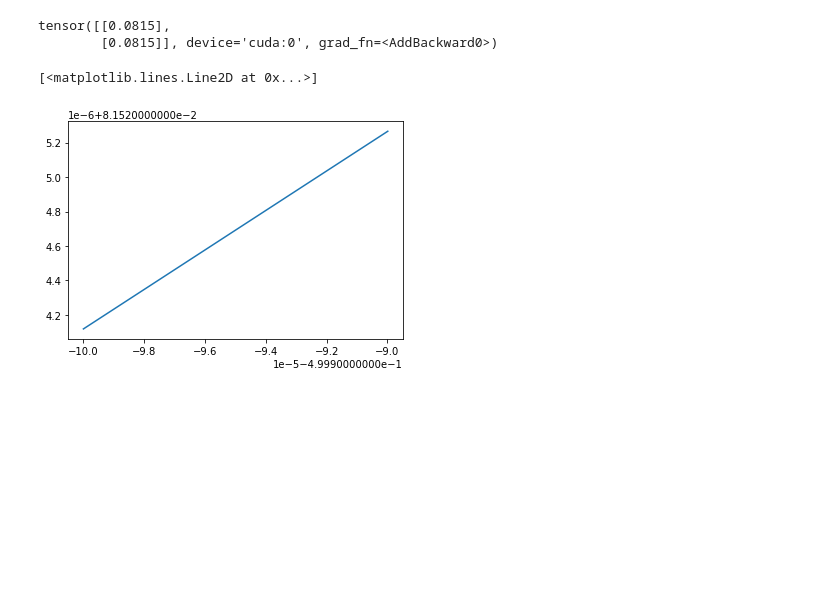
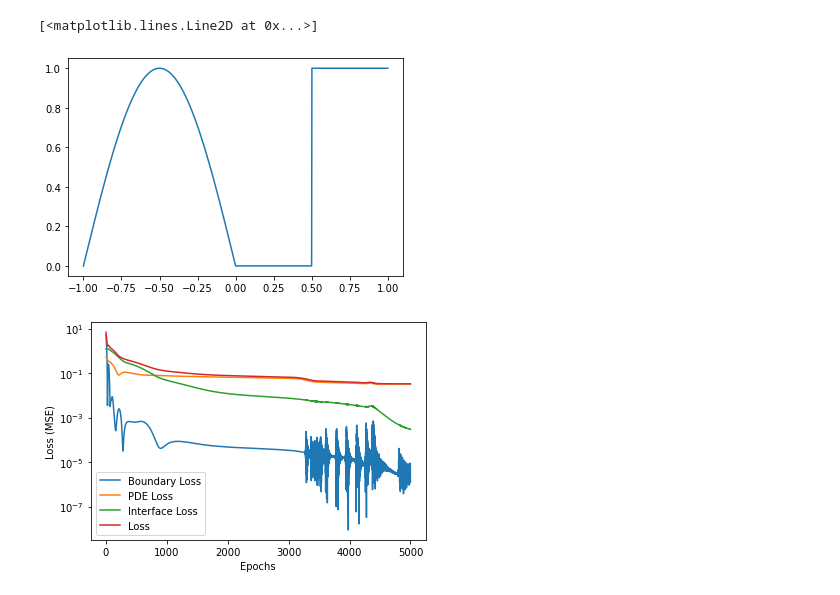
Before and after one commit to joon-stack/FBPINN_torch, a Jupyter notebook: compare_with_FEM.ipynb, the cells around one changed output. Saved outputs shown, nothing was run; the diff lists cells and outputs as text; code cells hidden in the pictures; blank space fills up the shorter version.

Commit message:
Update plotting, training log csv files

```diff
--- a/compare_with_FEM.ipynb
+++ b/compare_with_FEM.ipynb
@@ -51,5 +74,11 @@ x, y, u = data.T
 # %%
-plt.plot(plots , output.cpu().detach().numpy(), 'b', label='CPINN')
-plt.plot(x, u, 'r--', label='FEM')
+
+# plt.plot(plots, np.abs(output2.cpu().detach().numpy()),  'g', linewidth=2.5, label='PINN')
+plt.plot(x, u, 'b', linewidth=2.5, label='FEM')
+plt.plot(plots, np.abs(output.cpu().detach().numpy()), 'r--', linewidth=2.5, label='PINN')
+plt.xlabel('x (m)')
+plt.ylabel('u (m)')
+plt.rc('font', size=10)
 plt.legend()
+plt.savefig('./figures/res2.svg')
 # %% [output]
@@ -58,9 +91,10 @@ plt.legend()
 # %%
-out = model(test)
-print(out)
-plt.plot(test.cpu().detach().numpy(), out.cpu().detach().numpy())
+x_f_s = np.linspace(-1.0, 1.0, 1000)
+x_f = torch.from_numpy(x_f_s).float()
+zeros = torch.zeros(x_f.shape)
+ones = torch.ones(x_f.shape)
+res = torch.where(0 > x_f, ones * torch.sin(-np.pi * x_f), zeros) + torch.where(0.5 < x_f, ones, zeros)
+plt.plot(x_f_s, res.cpu().detach().numpy())
 # %% [output]
-tensor([[0.0815],
-        [0.0815]], device='cuda:0', grad_fn=<AddBackward0>)
+[<matplotlib.lines.Line2D at 0x...>]
-[<matplotlib.lines.Line2D at 0x...>]
-[figure, old version]
+[figure, new version]
@@ -66,0 +105,12 @@ tensor([[0.0815],
+# %%
+plt.plot(df['Loss_B'][:5000],label='Boundary Loss')
+plt.plot(df['Loss_F'][:5000], label='PDE Loss')
+plt.plot(df['Loss_I'][:5000], label='Interface Loss')
+plt.plot(df['Loss'][:5000], label='Loss')
+plt.yscale('log')
+plt.xlabel('Epochs')
+plt.ylabel('Loss (MSE)')
+plt.legend()
+plt.savefig('./figures/tra3_2.svg')
+# %% [output]
+[figure, added]
```
Also changed, not shown: parts of 15 cells of this notebook, 8 other files.
